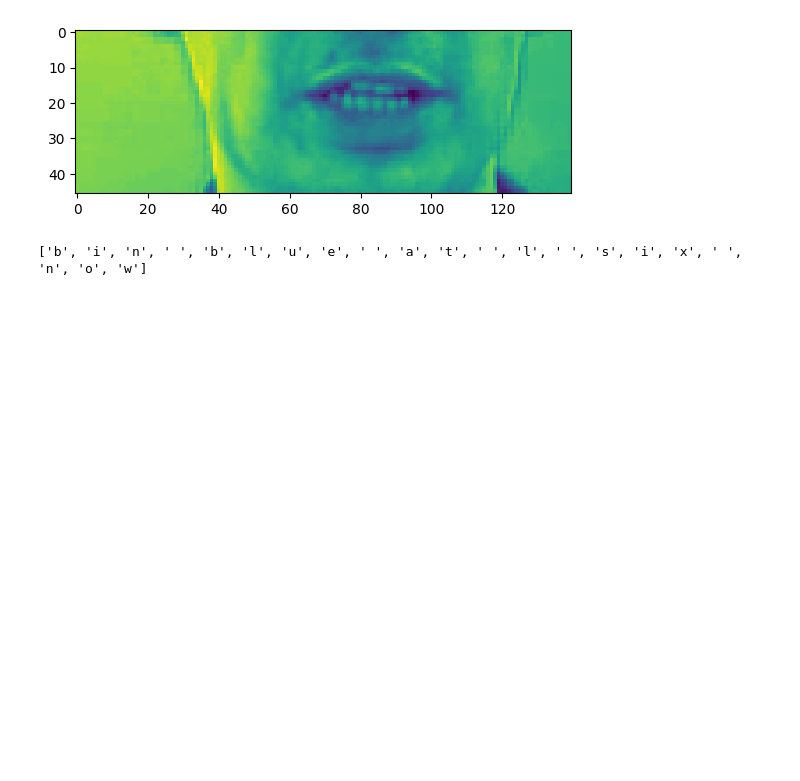
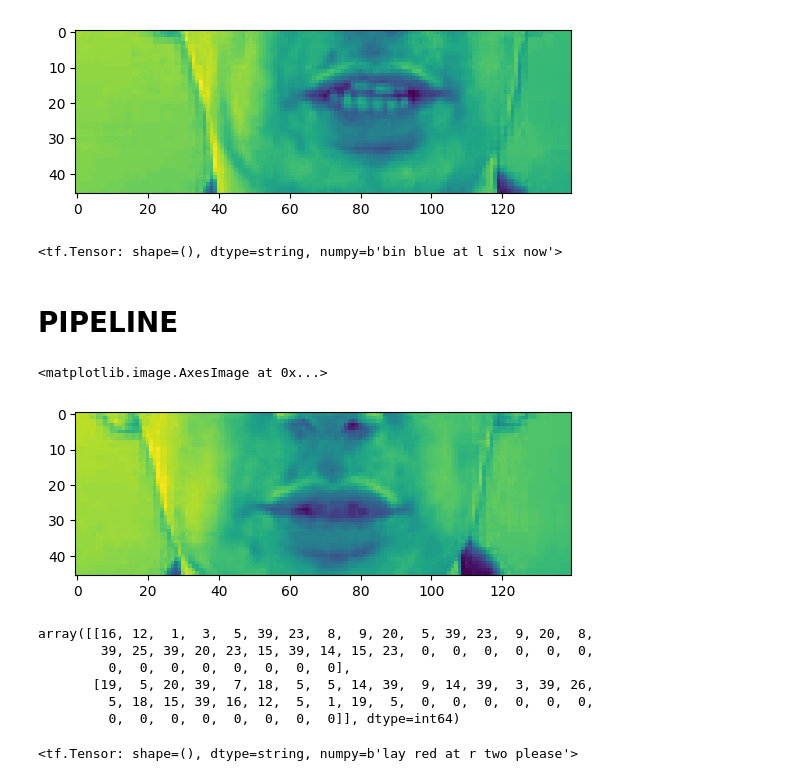
Before and after one commit to Shoshinmai/Liper, a Jupyter notebook: lip.ipynb, the cells around one changed output. Saved outputs shown, nothing was run; the diff lists cells and outputs as text; code cells hidden in the pictures; blank space fills up the shorter version.

Commit message:
Pipeline Completed

```diff
--- a/lip.ipynb
+++ b/lip.ipynb
@@ -101,9 +98,33 @@ plt.imshow(frames[40])
 <matplotlib.image.AxesImage at 0x...>
 [figure]
 # %%
-print([bytes.decode(x) for x in num_to_char(alignmentes.numpy()).numpy()])
+tf.strings.reduce_join([bytes.decode(x) for x in num_to_char(alignmentes.numpy()).numpy()])
 # %% [output]
-['b', 'i', 'n', ' ', 'b', 'l', 'u', 'e', ' ', 'a', 't', ' ', 'l', ' ', 's', 'i', 'x', ' ', 'n', 'o', 'w']
+<tf.Tensor: shape=(), dtype=string, numpy=b'bin blue at l six now'>
 # %%
 def mappable_function(path):
     return tf.py_function(load_data, [path], (tf.float32, tf.int64))
+# %% [markdown]
+# PIPELINE
+# %%
+data = tf.data.Dataset.list_files('./data/s1/*.mpg')
+data = data.shuffle(500)
+data = data.map(mappable_function)
+data = data.padded_batch(2, padded_shapes=([75,None,None,None],[40]))
+data = data.prefetch(tf.data.AUTOTUNE)
+# %%
+frames, alignments = data.as_numpy_iterator().next()
+# %%
+plt.imshow(frames[0][40])
+# %% [output]
+<matplotlib.image.AxesImage at 0x...>
+[figure, added]
+# %%
+alignments
+# %% [output]
+array([[16, 12,  1,  3,  5, 39, 23,  8,  9, 20,  5, 39, 23,  9, 20,  8,
+        39, 25, 39, 20, 23, 15, 39, 14, 15, 23,  0,  0,  0,  0,  0,  0,
+         0,  0,  0,  0,  0,  0,  0,  0],
+       [19,  5, 20, 39,  7, 18,  5,  5, 14, 39,  9, 14, 39,  3, 39, 26,
+         5, 18, 15, 39, 16, 12,  5,  1, 19,  5,  0,  0,  0,  0,  0,  0,
+         0,  0,  0,  0,  0,  0,  0,  0]], dtype=int64)
@@ -109,0 +139,4 @@ def mappable_function(path):
+# %%
+tf.strings.reduce_join([num_to_char(word) for word in val[1][0]])
+# %% [output]
+<tf.Tensor: shape=(), dtype=string, numpy=b'lay red at r two please'>
```
Also changed, not shown: parts of 4 cells of this notebook, 1 other file.
